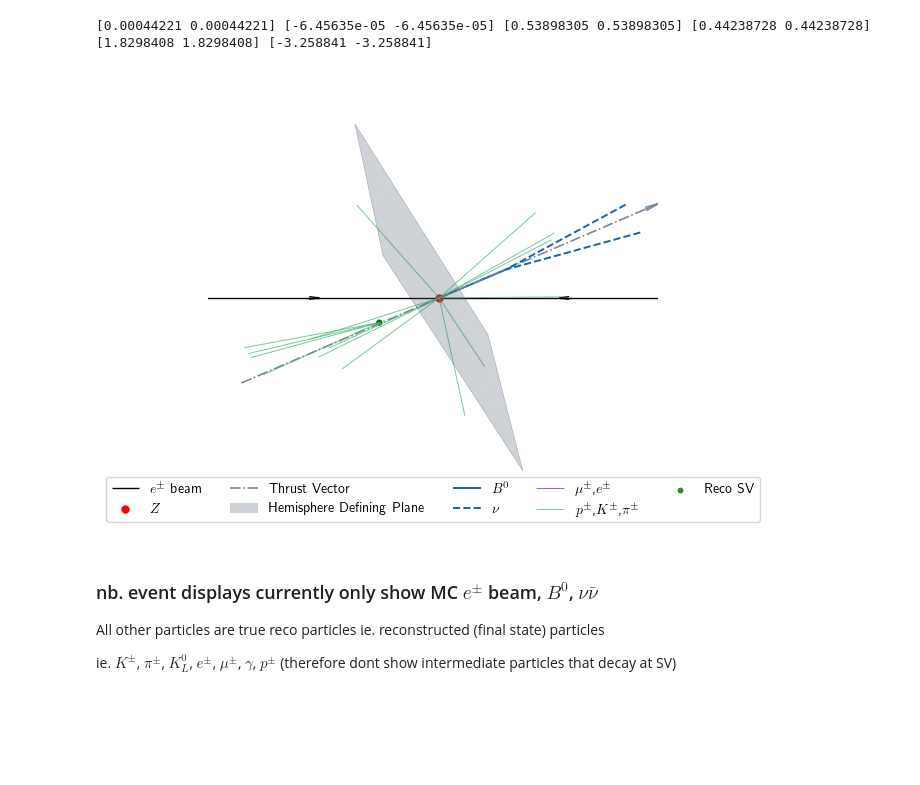
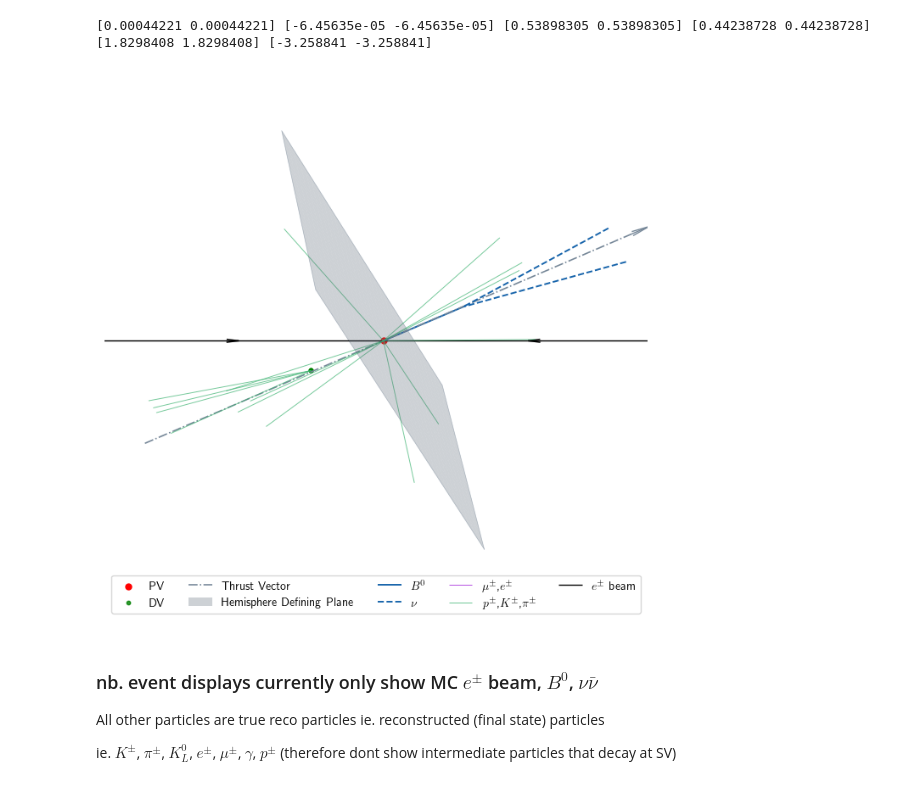
Before and after one commit to RMangrulkar/FCCAnalyses, a Jupyter notebook: examples/FCCee/flavour/B2Inv/evt_disp.ipynb, the cells around one changed output. Saved outputs shown, nothing was run; the diff lists cells and outputs as text; code cells hidden in the pictures; blank space fills up the shorter version.

```diff
--- a/examples/FCCee/flavour/B2Inv/evt_disp.ipynb
+++ b/examples/FCCee/flavour/B2Inv/evt_disp.ipynb
@@ -6,6 +6,14 @@ import matplotlib.pyplot as plt
 
 from mpl_toolkits.mplot3d import Axes3D
 plt.rcParams['text.usetex']=True
+# %%
+def export_legend(legend, filename="legend.png", expand=[-5,-5,5,5]):
+    fig  = legend.figure
+    fig.canvas.draw()
+    bbox  = legend.get_window_extent()
+    bbox = bbox.from_extents(*(bbox.extents + np.array(expand)))
+    bbox = bbox.transformed(fig.dpi_scale_trans.inverted())
+    fig.savefig(filename, dpi="figure", bbox_inches=bbox)
 # %%
 Bdfile = '/r02/lhcb/ejnw2/fcc_2025/FCCAnalyses/examples/FCCee/flavour/B2Inv/outputs/prelims_incltauveto_evtdisp/Bd.root'
 bbfile = '/r02/lhcb/ejnw2/fcc_2025/FCCAnalyses/examples/FCCee/flavour/B2Inv/outputs/prelims_incltauveto_evtdisp/bb.root'
@@ -190,18 +198,11 @@ fig = plt.figure(facecolor='white')
 ax = fig.add_subplot(111, projection='3d')#, facecolor='white')
 ax.grid(visible=False)
 
-#add electron beam
-#add electron beam
-ax.quiver([0.3*incident_e_line_opts['length'], -0.3*incident_e_line_opts['length']], [-0, -0], [-0, -0], [-emPZ, -epPZ], [-emPY, -epPY], [-emPX, -epPX],
-          color='black',
-          normalize=True, linewidth=1,zorder=1, **incident_e_arrows_opts)
-ax.quiver([emZ-zZ, epZ-zZ], [emY-zY, epY-zY], [emX-zX, epX-zX], [-emPZ, -epPZ], [-emPY, -epPY], [-emPX, -epPX],
-          color='black',  label=r'$e^\pm$ beam',
-          normalize=True, linewidth=1,zorder=0, **incident_e_line_opts)
 
-
-#add Z boson
-ax.scatter3D(0, 0, 0, color='red', label=r'$Z$', s=25, zorder=12)
+#add PV boson
+ax.scatter3D(0, 0, 0, color='red', label=r'PV', s=25, zorder=12)
+#secondary vertices
+ax.scatter3D(SVZ-zZ, SVY-zY, SVX-zX, color='green', label=r'DV', s=10, zorder=13, alpha = 0.8) #(excluding photon producing vertices)'
 
 
 #add thrust
@@ -241,8 +242,16 @@ ax.quiver(feZ-zZ, feY-zY, feX-zX, fePZ/feP, fePY/feP, fePX/feP, color='darkviole
 ax.quiver(fhadZ-zZ, fhadY-zY, fhadX-zX, fhadPZ/fhadP, fhadPY/fhadP, fhadPX/fhadP, color='mediumseagreen', label='$p^\pm$,$K^\pm$,$\pi^\pm$', **quiver_opts, linewidth=0.7, alpha=0.7)
 #ax.quiver(fgamZ-zZ, fgamY-zY, fgamX-zX, fgamPZ/fgamP, fgamPY/fgamP, fgamPX/fgamP, color='goldenrod', label=r'$\gamma$', **quiver_opts, linewidth=0.7, linestyle=':')
 
-#secondary vertices
-ax.scatter3D(SVZ-zZ, SVY-zY, SVX-zX, color='green', label=r'Reco SV', s=10, zorder=13, alpha = 0.8) #(excluding photon producing vertices)'
+#add electron beam
+#add electron beam
+ax.quiver([0.3*incident_e_line_opts['length'], -0.3*incident_e_line_opts['length']], [-0, -0], [-0, -0], [-emPZ, -epPZ], [-emPY, -epPY], [-emPX, -epPX],
+          color='black',
+          normalize=True, linewidth=1,zorder=1, **incident_e_arrows_opts)
+ax.quiver([emZ-zZ, epZ-zZ], [emY-zY, epY-zY], [emX-zX, epX-zX], [-emPZ, -epPZ], [-emPY, -epPY], [-emPX, -epPX],
+          color='black',  label=r'$e^\pm$ beam',
+          normalize=True, linewidth=1,zorder=0, **incident_e_line_opts)
+
+
 
 #set view
 ax.view_init(elev=-50., azim=90)
@@ -254,42 +263,47 @@ ax.set_xticks([])
 ax.set_yticks([])
 ax.set_zticks([])
 ax.set_axis_off()
-ax.legend(loc='lower center', ncols=5, fontsize=10, labelcolor='black', facecolor='white')
+#ax.legend(loc='lower center', ncols=5, fontsize=10, labelcolor='black', facecolor='white')
 fig.tight_layout()
 
 ''' Cav add grid to orient yourself
 # Define grid range
 x = np.linspace(-8, 8, 8)
 y = np.linspace(-8, 8, 8)
 z = np.linspace(-8, 8, 8)
 
 # Plot grid lines in x-y plane (z=const)
 for zc in z:
     for xi in x:
         ax.plot([xi]*len(y), y, [zc]*len(y), color='lightgray', linewidth=0.5)
     for yi in y:
         ax.plot(x, [yi]*len(x), [zc]*len(x), color='lightgray', linewidth=0.5)
 
 # Plot grid lines in x-z plane (y=const)
 for yc in y:
     for xi in x:
         ax.plot([xi]*len(z), [yc]*len(z), z, color='lightgray', linewidth=0.5)
     for zi in z:
         ax.plot(x, [yc]*len(x), [zi]*len(x), color='lightgray', linewidth=0.5)
 
 # Plot grid lines in y-z plane (x=const)
 for xc in x:
     for yi in y:
         ax.plot([xc]*len(z), y, z, color='lightgray', linewidth=0.5)
     for zi in z:
         ax.plot([xc]*len(y), y, [zi]*len(y), color='lightgray', linewidth=0.5)
 '''
 
+fig.subplots_adjust(top=1.3, bottom=-0.3, left=0, right=1)
+plt.savefig('demo1_noleg.pdf', bbox_inches='tight')
 
-plt.savefig('demo1.pdf', bbox_inches='tight')
+legend = ax.legend(loc='lower center', ncols=5, fontsize=10, labelcolor='black', facecolor='white')
 plt.show()
+
+#plt.savefig('demo1_leg.pdf', bbox_inches='tight')
+export_legend(legend, 'demo1_leg.pdf')
 # %% [output]
-[figure, old version]
+[figure, new version]
 # %% [markdown]
 ### nb. event displays currently only show MC $e^\pm$ beam, $B^0$, $\nu\bar{\nu}$
 
```
Also changed, not shown: parts of 6 cells of this notebook.
